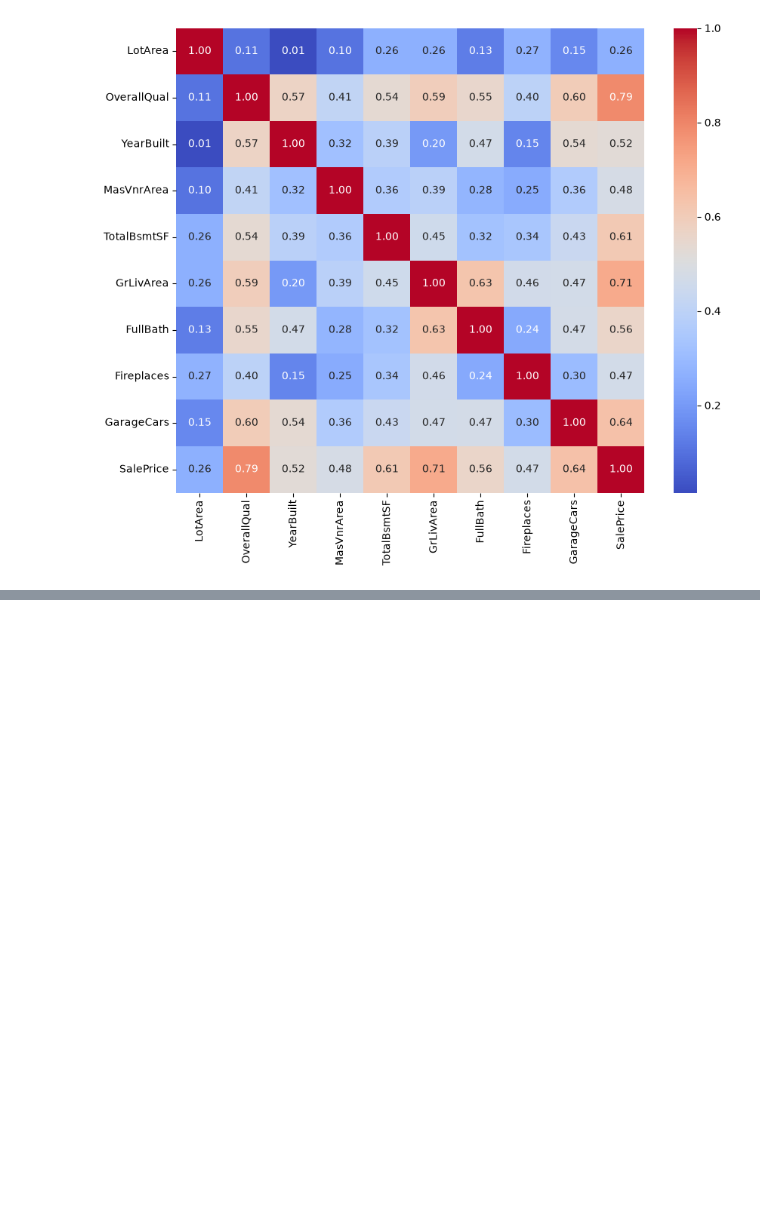
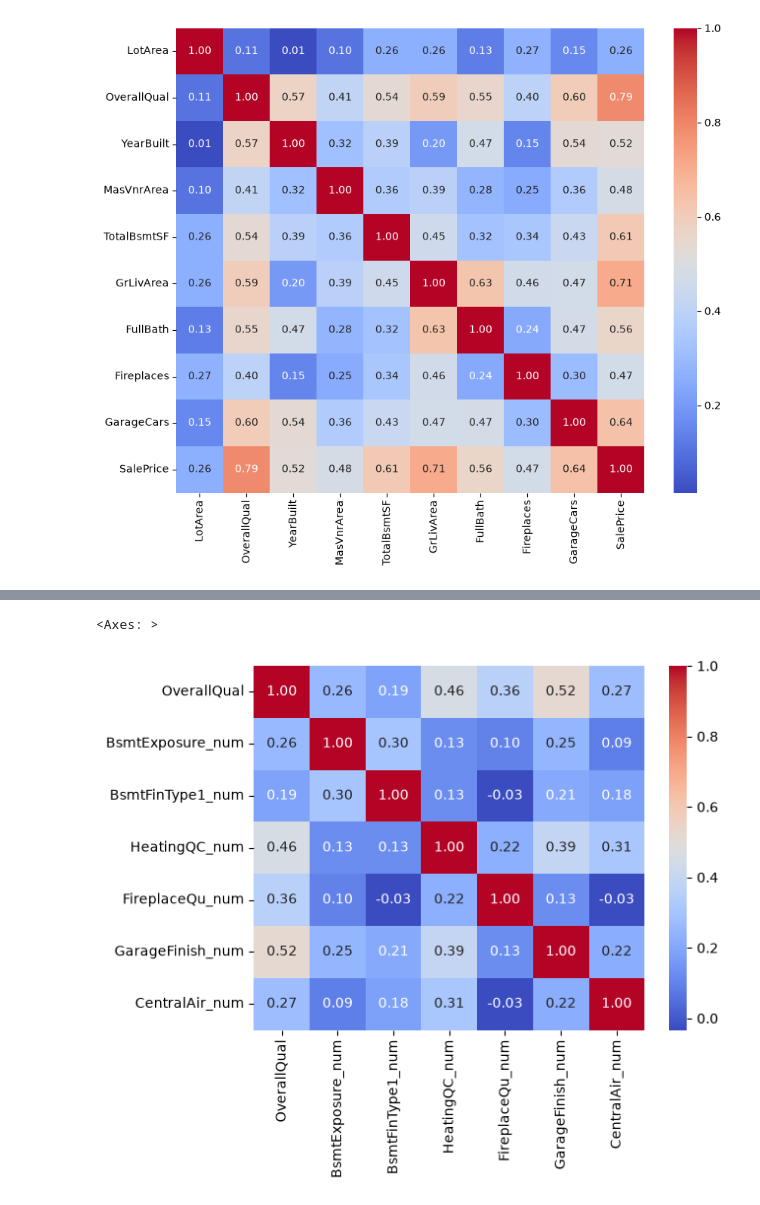
Before and after one commit to FarhanKhan1/MSAI_Machine_Learning, a Jupyter notebook: assignments_1/testing/data_understanding.ipynb, the cells around one changed output, grey strips where cells are left out. Cells and saved outputs as stored; diff of their text form; code cells hidden in the pictures; blank space fills up the shorter version.

```diff
--- a/assignments_1/testing/data_understanding.ipynb
+++ b/assignments_1/testing/data_understanding.ipynb
@@ -967,0 +972,19 @@ plt.show()
+# %%
+exposure_map = {"No": 1, "Mn": 2, "Av": 3, "Gd": 4}
+fintype_map = {"Unf": 1, "LwQ": 2, "Rec": 3, "BLQ": 4, "ALQ": 5, "GLQ": 6}
+heating_map = {"Po": 1, "Fa": 2, "TA": 3, "Gd": 4, "Ex": 5}
+fireplace_map = {"Po": 1, "Fa": 2, "TA": 3, "Gd": 4, "Ex": 5}
+garage_map = {"Unf": 1, "RFn": 2, "Fin": 3}
+air_map = {"N": 0, "Y": 1}
+
+data["BsmtExposure_num"] = data["BsmtExposure"].map(exposure_map)
+data["BsmtFinType1_num"] = data["BsmtFinType1"].map(fintype_map)
+data["HeatingQC_num"] = data["HeatingQC"].map(heating_map)
+data["FireplaceQu_num"] = data["FireplaceQu"].map(fireplace_map)
+data["GarageFinish_num"] = data["GarageFinish"].map(garage_map)
+data["CentralAir_num"] = data["CentralAir"].map(air_map)
+
+ordinal_cols = ["OverallQual", "BsmtExposure_num", "BsmtFinType1_num",
+                "HeatingQC_num", "FireplaceQu_num", "GarageFinish_num", "CentralAir_num"]
+
+data[ordinal_cols].corr()
@@ -967,0 +1000,5 @@ plt.show()
+# %%
+sns.heatmap(data[ordinal_cols].corr(), annot=True, fmt=".2f", cmap="coolwarm")
+# %% [output]
+<Axes: >
+[figure, added]
```
Also changed, not shown: parts of 8 cells of this notebook, 2 other files.
